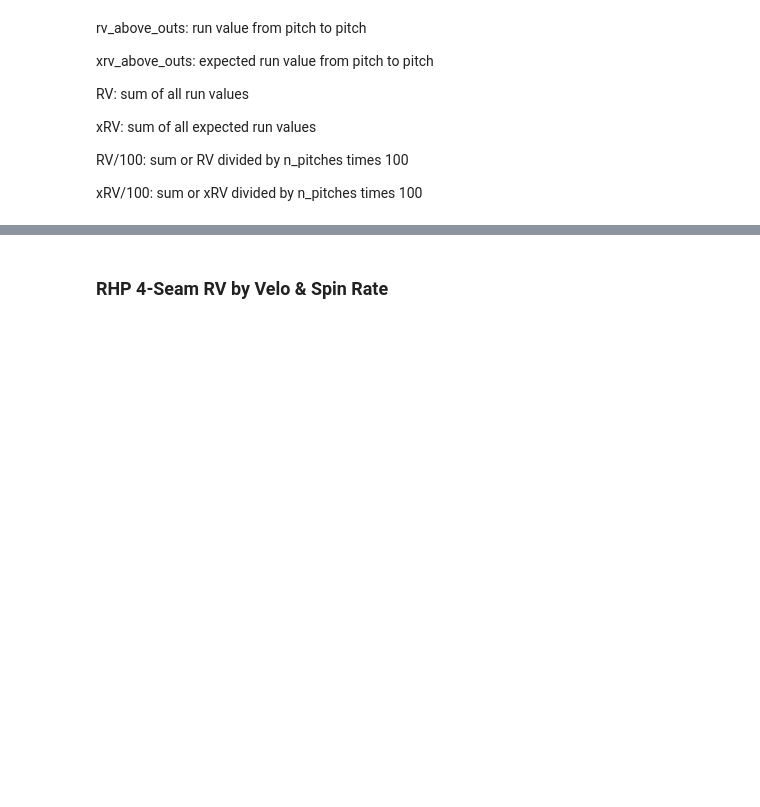
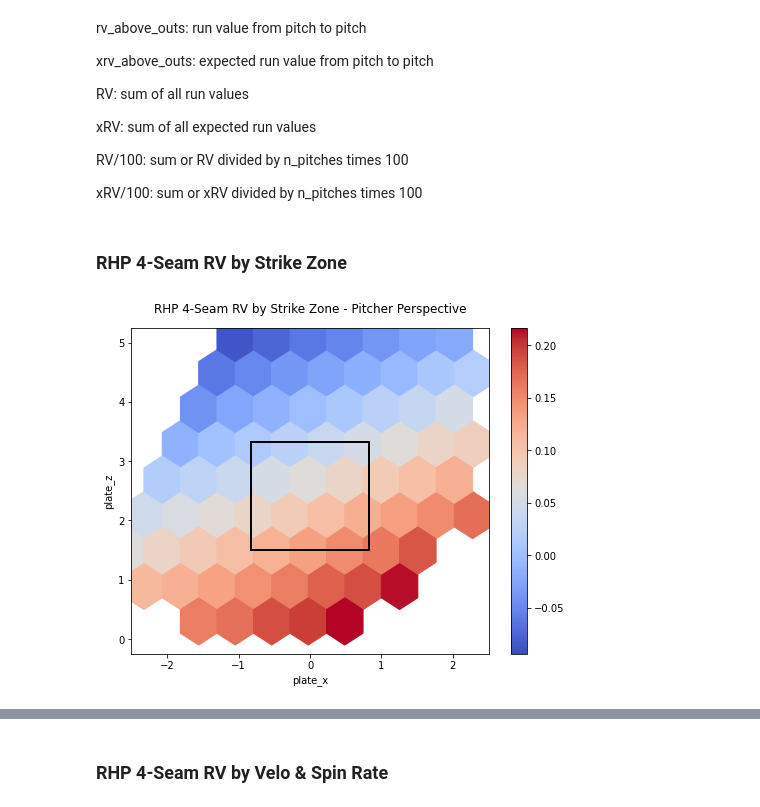
Before and after one commit to anthonyzurke/pitch-model, a Jupyter notebook: notebooks/model-pitch-quality-lr-Copy1.ipynb, the cells around one changed output, grey strips where cells are left out. Cells and saved outputs as stored; diff of their text form; code cells hidden in the pictures; blank space fills up the shorter version.

```diff
--- a/notebooks/model-pitch-quality-lr-Copy1.ipynb
+++ b/notebooks/model-pitch-quality-lr-Copy1.ipynb
@@ -367,3 +345,15 @@ xRV: sum of all expected run values
 RV/100: sum or RV divided by n_pitches times 100
 
 xRV/100: sum or xRV divided by n_pitches times 100
+# %% [markdown]
+### RHP 4-Seam RV by Strike Zone
+# %%
+plt.figure(figsize = (8, 6))
+
+plt.hexbin(ff_r['plate_x'], ff_r['plate_z'], C = pred, cmap = 'coolwarm', gridsize = 15, mincnt = 50)
+plt.xlabel('plate_x'), plt.ylabel('plate_z'), plt.colorbar(hb)
+plt.xlim(-2.5, 2.5), plt.ylim(-.25, 5.25)
+plt.gca().add_patch(Rectangle((-.83, 1.5), 1.66, 1.82, fill = False, color = 'black', linewidth = 2))
+plt.title('RHP 4-Seam RV by Strike Zone - Pitcher Perspective', pad = 15);
+# %% [output]
+[figure, added]
```
Also changed, not shown: parts of 13 cells of this notebook.
